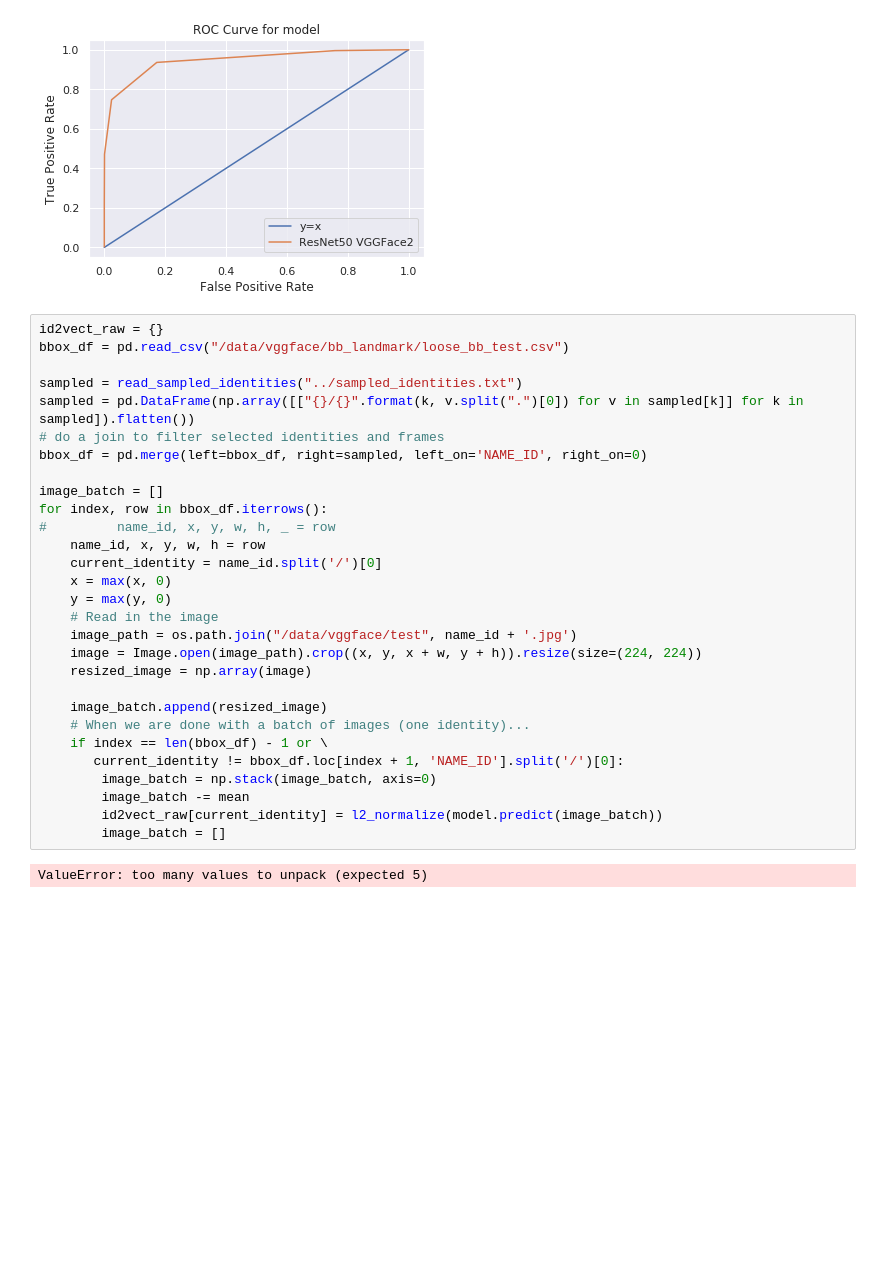
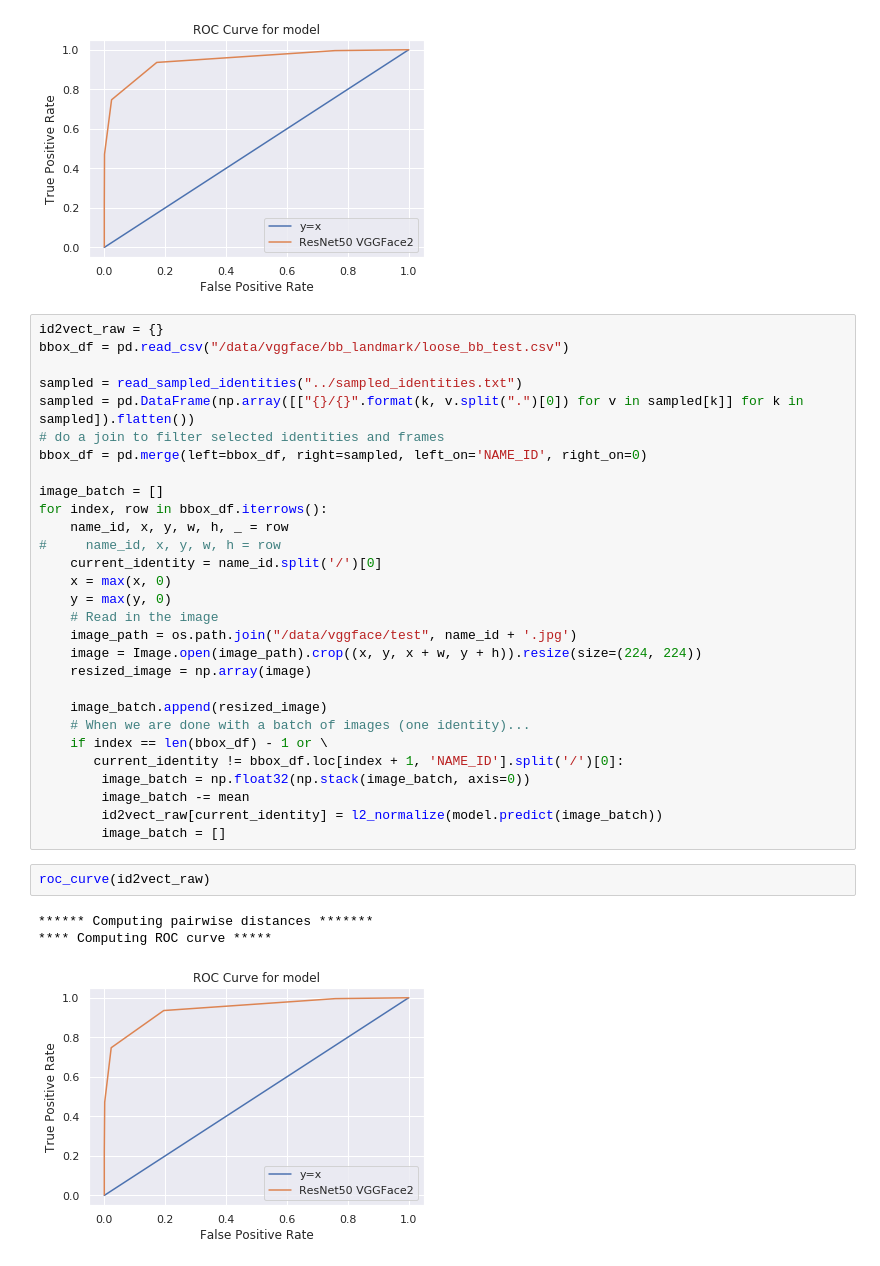
Before and after one commit to psturmfels/adversarial_faces, a Jupyter notebook: notebooks/resnet50 vggface2.ipynb, the cells around one changed output. Cells and saved outputs as stored; diff of their text form; blank space fills up the shorter version.

```diff
--- a/notebooks/resnet50 vggface2.ipynb
+++ b/notebooks/resnet50 vggface2.ipynb
@@ -112,8 +112,8 @@ bbox_df = pd.merge(left=bbox_df, right=sampled, left_on='NAME_ID', right_on=0)
 
 image_batch = []
 for index, row in bbox_df.iterrows():
-#         name_id, x, y, w, h, _ = row
-    name_id, x, y, w, h = row
+    name_id, x, y, w, h, _ = row
+#     name_id, x, y, w, h = row
     current_identity = name_id.split('/')[0]
     x = max(x, 0)
     y = max(y, 0)
@@ -126,9 +126,13 @@ for index, row in bbox_df.iterrows():
     # When we are done with a batch of images (one identity)...
     if index == len(bbox_df) - 1 or \
        current_identity != bbox_df.loc[index + 1, 'NAME_ID'].split('/')[0]:
-        image_batch = np.stack(image_batch, axis=0)
+        image_batch = np.float32(np.stack(image_batch, axis=0))
         image_batch -= mean
         id2vect_raw[current_identity] = l2_normalize(model.predict(image_batch))
         image_batch = []
-# %% [output]
-ValueError: too many values to unpack (expected 5)
+# %%
+roc_curve(id2vect_raw)
+# %% [output]
+****** Computing pairwise distances *******
+**** Computing ROC curve *****
+[figure, added]
```
